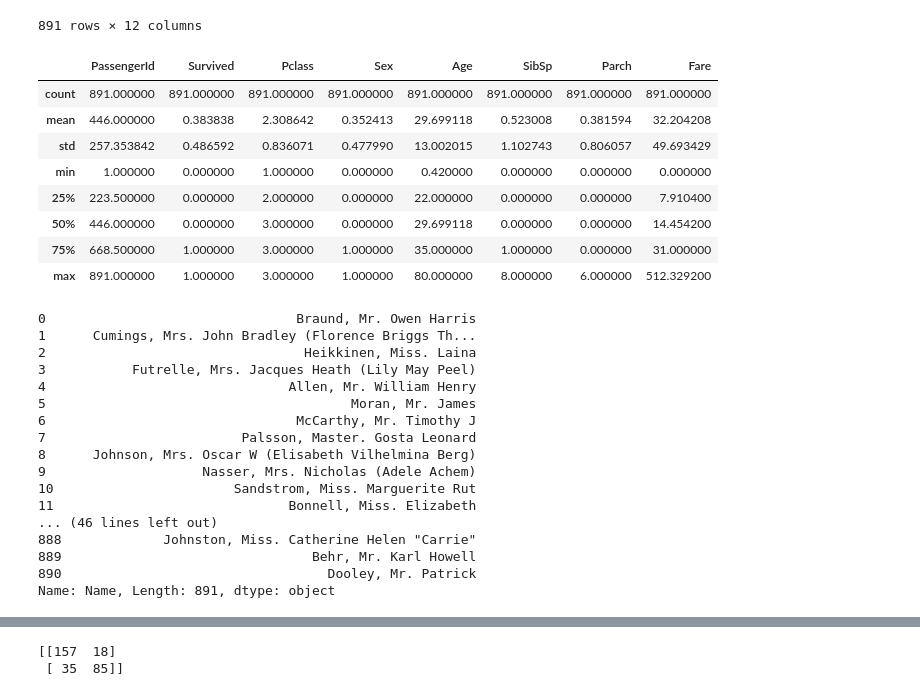
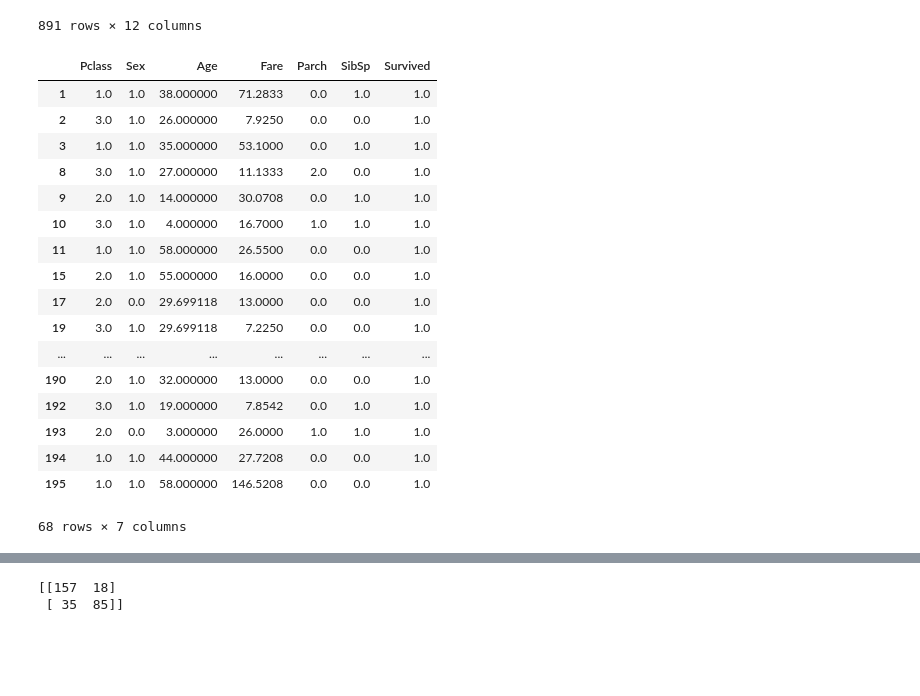
Before and after one commit to PetrisorIustin/Data-mining, a Jupyter notebook: Tema4/decision_tree.ipynb, the cells around one changed output, grey strips where cells are left out. Cells and saved outputs as stored; diff of their text form; code cells hidden in the pictures; blank space fills up the shorter version.

```diff
--- a/Tema4/decision_tree.ipynb
+++ b/Tema4/decision_tree.ipynb
@@ -63,38 +62,46 @@ train
 891 rows × 12 columns
 # %%
 imp = Imputer(missing_values='NaN', strategy='mean', axis=0)
-columns = ['Pclass','Sex','Age','Fare','Parch','SibSp']
+columns = ['Pclass','Sex','Age','Fare','Parch','SibSp', 'Survived']
 for col in columns:
     train[col] = imp.fit_transform(train[col].values.reshape(-1,1))
-# %%
-train.describe()
-# %% [output]
-|  | PassengerId | Survived | Pclass | Sex | Age | SibSp | Parch | Fare |
-| count | 891.000000 | 891.000000 | 891.000000 | 891.000000 | 891.000000 | 891.000000 | 891.000000 | 891.000000 |
-| mean | 446.000000 | 0.383838 | 2.308642 | 0.352413 | 29.699118 | 0.523008 | 0.381594 | 32.204208 |
-| std | 257.353842 | 0.486592 | 0.836071 | 0.477990 | 13.002015 | 1.102743 | 0.806057 | 49.693429 |
-| min | 1.000000 | 0.000000 | 1.000000 | 0.000000 | 0.420000 | 0.000000 | 0.000000 | 0.000000 |
-| 25% | 223.500000 | 0.000000 | 2.000000 | 0.000000 | 22.000000 | 0.000000 | 0.000000 | 7.910400 |
-| 50% | 446.000000 | 0.000000 | 3.000000 | 0.000000 | 29.699118 | 0.000000 | 0.000000 | 14.454200 |
-| 75% | 668.500000 | 1.000000 | 3.000000 | 1.000000 | 35.000000 | 1.000000 | 0.000000 | 31.000000 |
-| max | 891.000000 | 1.000000 | 3.000000 | 1.000000 | 80.000000 | 8.000000 | 6.000000 | 512.329200 |
-# %%
-train['Name']
-# %% [output]
-0                                Braund, Mr. Owen Harris
-1      Cumings, Mrs. John Bradley (Florence Briggs Th...
-2                                 Heikkinen, Miss. Laina
-3           Futrelle, Mrs. Jacques Heath (Lily May Peel)
-4                               Allen, Mr. William Henry
-5                                       Moran, Mr. James
-6                                McCarthy, Mr. Timothy J
-7                         Palsson, Master. Gosta Leonard
-8      Johnson, Mrs. Oscar W (Elisabeth Vilhelmina Berg)
-9                    Nasser, Mrs. Nicholas (Adele Achem)
-10                       Sandstrom, Miss. Marguerite Rut
-11                              Bonnell, Miss. Elizabeth
-... (46 lines left out)
-888             Johnston, Miss. Catherine Helen "Carrie"
-889                                Behr, Mr. Karl Howell
-890                                  Dooley, Mr. Patrick
-Name: Name, Length: 891, dtype: object
+# %%
+def splitDataFrameIntoSmaller(df, chunkSize):
+    listOfDf = list()
+    numberChunks = len(df) // chunkSize + 1
+    for i in range(numberChunks):
+        listOfDf.append(df[i*chunkSize:(i+1)*chunkSize])
+    return listOfDf
+# %%
+X1 = train[columns]
+y1 = train.Survived
+
+X_survived = X1[y1==1]
+X_died = X1[y1==0]
+
+y_survived = X_survived['Survived']
+y_died = X_died.Survived
+
+X_array_survived = splitDataFrameIntoSmaller(X_survived, int(len(X_survived)/ 5))
+X_array_died = splitDataFrameIntoSmaller(X_died, int(len(X_died)/ 5))
+# %%
+X_array_survived[0]
+# %% [output]
+|  | Pclass | Sex | Age | Fare | Parch | SibSp | Survived |
+| 1 | 1.0 | 1.0 | 38.000000 | 71.2833 | 0.0 | 1.0 | 1.0 |
+| 2 | 3.0 | 1.0 | 26.000000 | 7.9250 | 0.0 | 0.0 | 1.0 |
+| 3 | 1.0 | 1.0 | 35.000000 | 53.1000 | 0.0 | 1.0 | 1.0 |
+| 8 | 3.0 | 1.0 | 27.000000 | 11.1333 | 2.0 | 0.0 | 1.0 |
+| 9 | 2.0 | 1.0 | 14.000000 | 30.0708 | 0.0 | 1.0 | 1.0 |
+| 10 | 3.0 | 1.0 | 4.000000 | 16.7000 | 1.0 | 1.0 | 1.0 |
+| 11 | 1.0 | 1.0 | 58.000000 | 26.5500 | 0.0 | 0.0 | 1.0 |
+| 15 | 2.0 | 1.0 | 55.000000 | 16.0000 | 0.0 | 0.0 | 1.0 |
+| 17 | 2.0 | 0.0 | 29.699118 | 13.0000 | 0.0 | 0.0 | 1.0 |
+| 19 | 3.0 | 1.0 | 29.699118 | 7.2250 | 0.0 | 0.0 | 1.0 |
+| ... | ... | ... | ... | ... | ... | ... | ... |
+| 190 | 2.0 | 1.0 | 32.000000 | 13.0000 | 0.0 | 0.0 | 1.0 |
+| 192 | 3.0 | 1.0 | 19.000000 | 7.8542 | 0.0 | 1.0 | 1.0 |
+| 193 | 2.0 | 0.0 | 3.000000 | 26.0000 | 1.0 | 1.0 | 1.0 |
+| 194 | 1.0 | 1.0 | 44.000000 | 27.7208 | 0.0 | 0.0 | 1.0 |
+| 195 | 1.0 | 1.0 | 58.000000 | 146.5208 | 0.0 | 0.0 | 1.0 |
+68 rows × 7 columns
```
Also changed, not shown: parts of 10 cells of this notebook, 28 other files.
